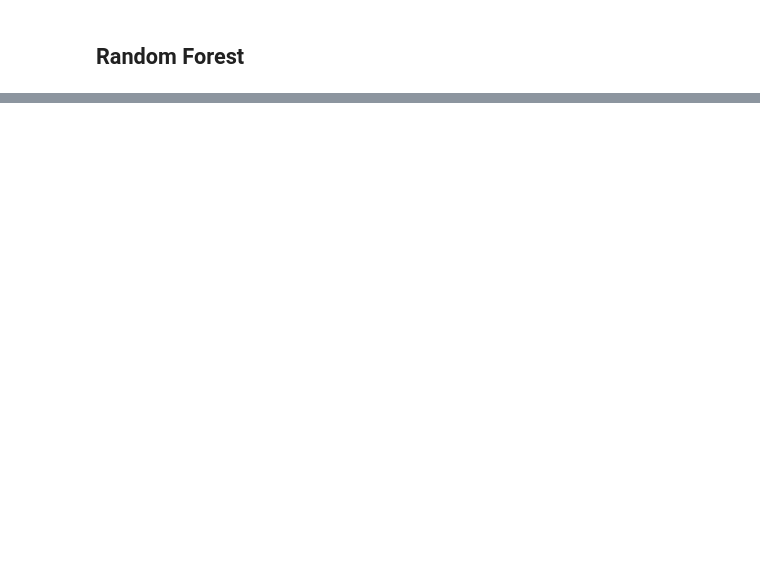
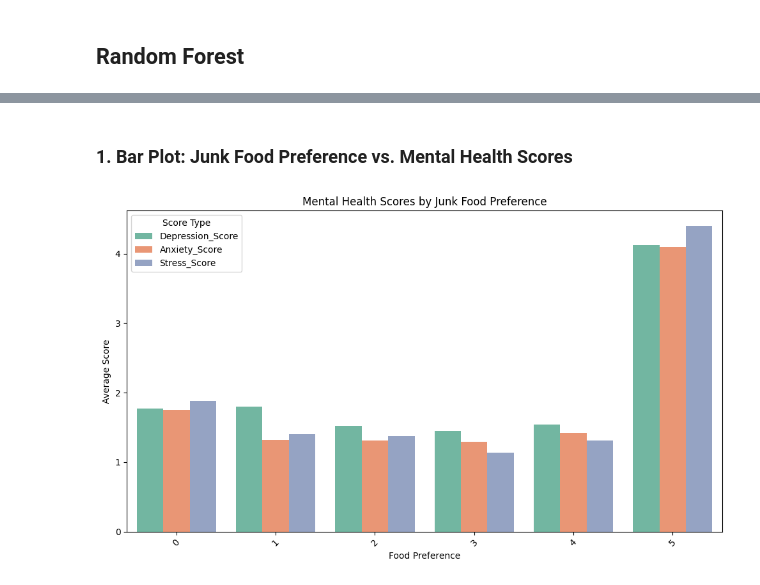
Before and after one commit to DaniaZehra/DASS, a Jupyter notebook: depression_anxiety_stress.ipynb, the cells around one changed output, grey strips where cells are left out. Drawn from its saved outputs; the diff is of its cells as text; code cells hidden in the pictures; blank space fills up the shorter version.

```diff
--- a/depression_anxiety_stress.ipynb
+++ b/depression_anxiety_stress.ipynb
@@ -1053,0 +1117,27 @@ weighted avg       1.00      1.00      1.00     32666
+# %% [markdown]
+### 1. Bar Plot: Junk Food Preference vs. Mental Health Scores
+# %%
+import seaborn as sns
+import matplotlib.pyplot as plt
+
+# Group by junk food preference
+junk_summary = df.groupby("8. If given a choice between a healthy meal and junk food, which would you pick?")[['Depression_Score', 'Anxiety_Score', 'Stress_Score']].mean().reset_index()
+
+# Plot
+plt.figure(figsize=(10,6))
+junk_plot = pd.melt(junk_summary, id_vars="8. If given a choice between a healthy meal and junk food, which would you pick?",
+                    value_vars=["Depression_Score", "Anxiety_Score", "Stress_Score"],
+                    var_name="Score Type", value_name="Average Score")
+
+sns.barplot(data=junk_plot, x="8. If given a choice between a healthy meal and junk food, which would you pick?",
+            y="Average Score", hue="Score Type", palette="Set2")
+
+plt.title("Mental Health Scores by Junk Food Preference")
+plt.xlabel("Food Preference")
+plt.ylabel("Average Score")
+plt.xticks(rotation=45)
+plt.legend(title="Score Type")
+plt.tight_layout()
+plt.show()
+# %% [output]
+[figure, added]
```
Also changed, not shown: parts of 9 cells of this notebook.
